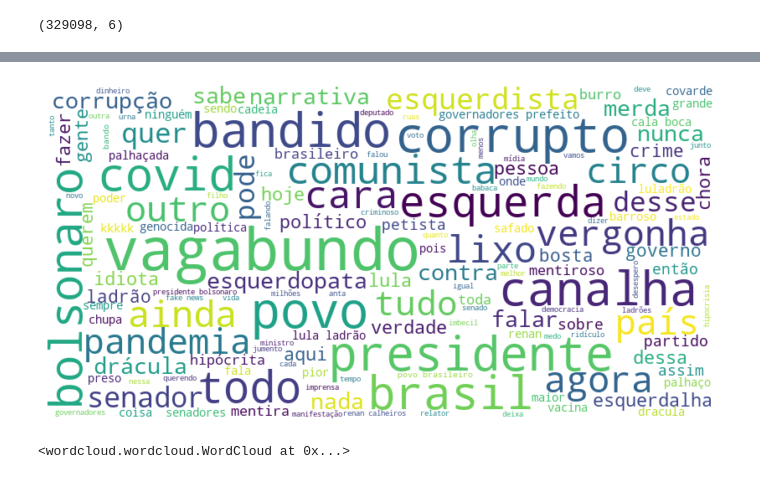
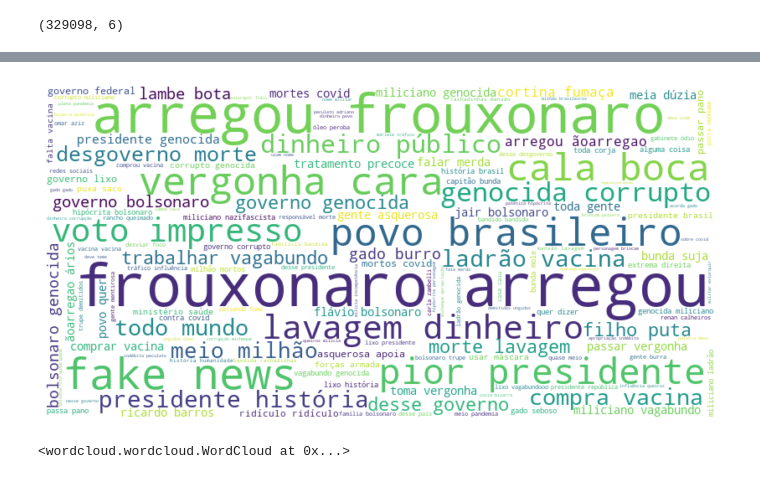
Before and after one commit to lucasraniere/twitter-cpi-case-study, a Jupyter notebook: toxic_speech_analysis_2.ipynb, the cells around one changed output, grey strips where cells are left out. Cells and saved outputs as stored; diff of their text form; code cells hidden in the pictures.

```diff
--- a/toxic_speech_analysis_2.ipynb
+++ b/toxic_speech_analysis_2.ipynb
@@ -26,17 +26,17 @@ res_df.sample(10)
 | 310156 | LorenzettiTeka | joicehasselmann | pro gov to against gov | @joicehasselmann Seria bom vc man... | maneirar tomando traidora voto pe... | 0 |
 | 124977 | Elittle07195740 | zehdeabreu | against gov to against gov | @zehdeabreu Apesar dos riscos, se... | apesar riscos melhor fortalecer d... | 0 |
 # %%
-s = res_df.query('factions == "pro gov to against gov" and toxic_pred == 1')
+s = res_df.query('factions == "against gov to pro gov" and toxic_pred == 1')
 text = s['prep_content'].str.cat(sep=' ')
 text = text.lower()
 text = ' '.join([word for word in text.split()])
-wordcloud = WordCloud(max_font_size=70, max_words=150, background_color='white', width=800, height=400).generate(text)
+wordcloud = WordCloud(max_font_size=70, max_words=150, background_color='white', width=800, height=400, collocation_threshold=2).generate(text)
 plt.figure(figsize=(12,10))
 plt.imshow(wordcloud, interpolation='bilinear')
 plt.axis('off')
 plt.show()
 # %% [output]
-[figure, old version]
+[figure, new version]
 # %%
 wordcloud.to_file('figs/toxic_speech_all_2.png')
 # %% [output]
```
Also changed, not shown: parts of 10 cells of this notebook.
